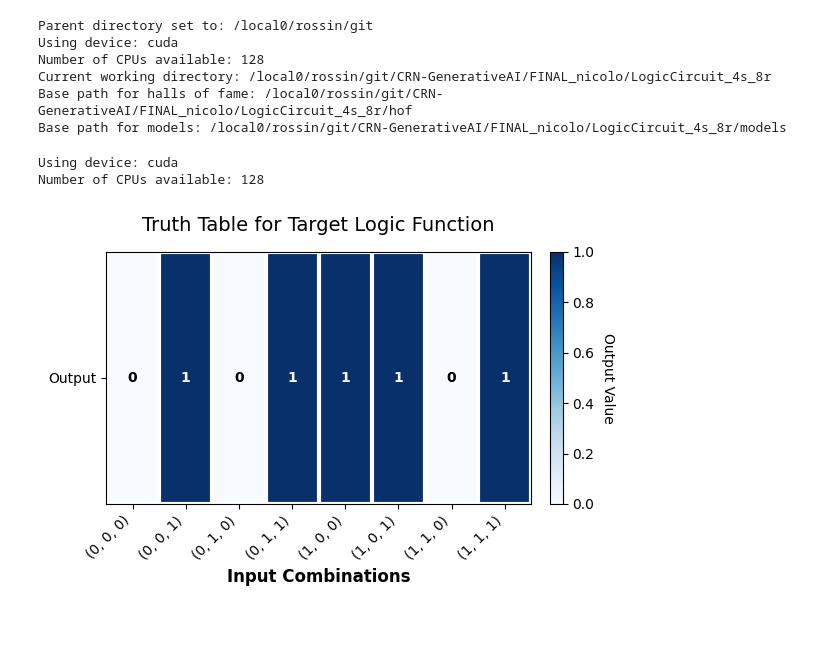
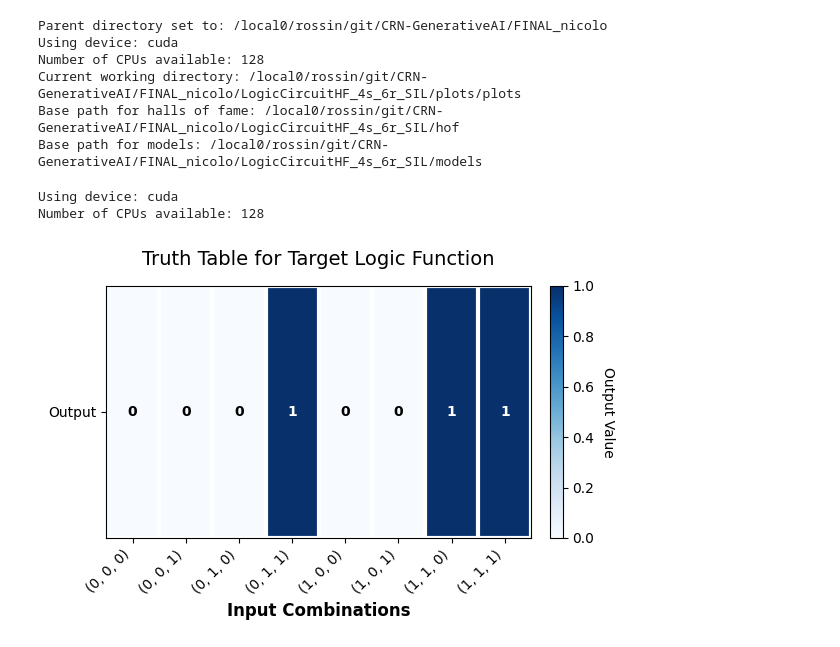
Before and after one commit to Maurice-Filo/GenAI-Net, a Jupyter notebook: FINAL_nicolo/LogicCircuitHF_4s_6r_SIL/plots/plots/plot_results_Logic.ipynb, the cells around one changed output. Saved outputs shown, nothing was run; the diff lists cells and outputs as text; code cells hidden in the pictures.

Commit message:
logic circuit tests

```diff
--- a/FINAL_nicolo/LogicCircuitHF_4s_6r_SIL/plots/plots/plot_results_Logic.ipynb
+++ b/FINAL_nicolo/LogicCircuitHF_4s_6r_SIL/plots/plots/plot_results_Logic.ipynb
@@ -24,7 +24,7 @@ from RL4CRN.rewards.deterministic import dynamic_tracking_error
 # Import Visualization packages
 from RL4CRN.utils.visualizations import plot_reactant_product_heatmap, plot_reactant_product_scatter, topology_graph
 
-target_directory = os.path.join(parent_dir, '/local0/rossin/git/CRN-GenerativeAI/FINAL_nicolo/LogicCircuit_4s_5r_SIL')
+target_directory = os.path.join(parent_dir, '/local0/rossin/git/CRN-GenerativeAI/FINAL_nicolo/LogicCircuitHF_4s_6r_SIL')
 
 # Device
 device = 'cuda' if torch.cuda.is_available() else 'cpu'
@@ -39,12 +39,12 @@ print(f"Current working directory: {os.getcwd()}")
 print(f"Base path for halls of fame: {base_path_hof}")
 print(f"Base path for models: {base_path_models}")
 # %% [output]
-Parent directory set to: /local0/rossin/git
+Parent directory set to: /local0/rossin/git/CRN-GenerativeAI/FINAL_nicolo
 Using device: cuda
 Number of CPUs available: 128
-Current working directory: /local0/rossin/git/CRN-GenerativeAI/FINAL_nicolo/LogicCircuit_4s_8r
-Base path for halls of fame: /local0/rossin/git/CRN-GenerativeAI/FINAL_nicolo/LogicCircuit_4s_8r/hof
-Base path for models: /local0/rossin/git/CRN-GenerativeAI/FINAL_nicolo/LogicCircuit_4s_8r/models
+Current working directory: /local0/rossin/git/CRN-GenerativeAI/FINAL_nicolo/LogicCircuitHF_4s_6r_SIL/plots/plots
+Base path for halls of fame: /local0/rossin/git/CRN-GenerativeAI/FINAL_nicolo/LogicCircuitHF_4s_6r_SIL/hof
+Base path for models: /local0/rossin/git/CRN-GenerativeAI/FINAL_nicolo/LogicCircuitHF_4s_6r_SIL/models
 # %%
 # Flag to resimulate the IOCRN dynamics of the halls of fame
 resimulate_flag = False
@@ -78,7 +78,7 @@ print(f'Number of CPUs available: {os.cpu_count()}')
 from RL4CRN.utils.visualizations import plot_truth_table
 
 # Hyperparameters
-max_added_reactions = 8                             # Maximum number of reactions
+max_added_reactions = 5                             # Maximum number of reactions
 N_CPUs = os.cpu_count()                             # Number of CPUs
 N = 10*N_CPUs                                       # Number of samples (batch size)
 width = 1024                                        # Width of the neural networks
@@ -134,35 +134,35 @@ time_horizon = np.linspace(0, t_f, N_t, dtype=np.float32)
 nums = [0., 1.]
 u_list = [np.array(u) for u in product(*[nums for _ in range(n_inputs)])] # list of input combinations, each input is a numpy array of shape (p,)
 
 # --- define the logic function ---
-logic_target = lambda u : (u[0] and not u[1]) or (u[2])
+logic_target = lambda u : (u[0] and u[1]) or (u[1] and u[2])  # example: 3-input majority function
 
 # Construct the reference setpoints
 r_list = [np.array([float(logic_target(u))]) for u in u_list]  # list of reference outputs, each output is a numpy array of shape (q,)
 
 # Plot the truth table for the target logic function
 plot_truth_table(u_list, r_list, title='Truth Table for Target Logic Function')
 
 # Construct the IOCRN initial conditions
 ic = IC(names=species_labels, values=[[0.0 for _ in species_labels]])
 
 # Construct the weights for the performance metric
 # w = np.ones(N_t)
 # w[(len(w)//5)*4:] = w[(len(w)//5)*4:]*2
 # w[:(len(w)//5)] = w[:(len(w)//5)]*0.25
 # w = w[np.newaxis, :]
 # No transients
 w = np.zeros((1, N_t))
 w[:, -1] = 1.0 * N_t
 
 # Construct the compute reward routine
 def compute_reward(state):
     x0_list = ic.get_ic(state)
     return dynamic_tracking_error(state, u_list, x0_list, time_horizon, r_list, w, norm=1, LARGE_NUMBER=1e4)
 # %% [output]
 Using device: cuda
 Number of CPUs available: 128
-[figure, old version]
+[figure, new version]
 # %%
 # Collect IOCRNs from halls of fame and those generated by trained models
 # Get list of hall of fame files
```
Also changed, not shown: parts of 18 cells of this notebook, 2 other files.
